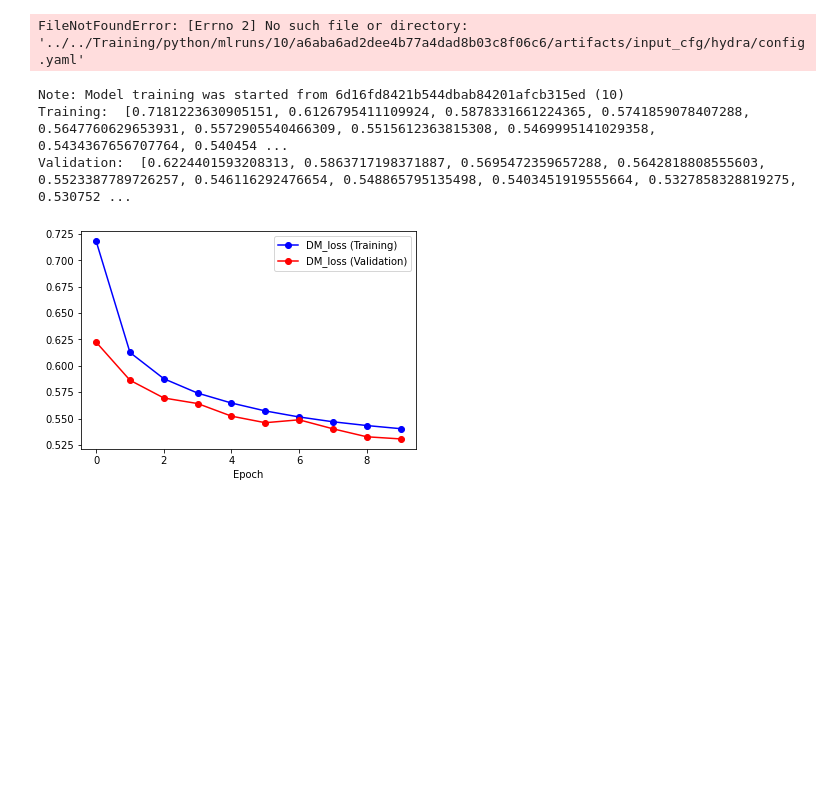
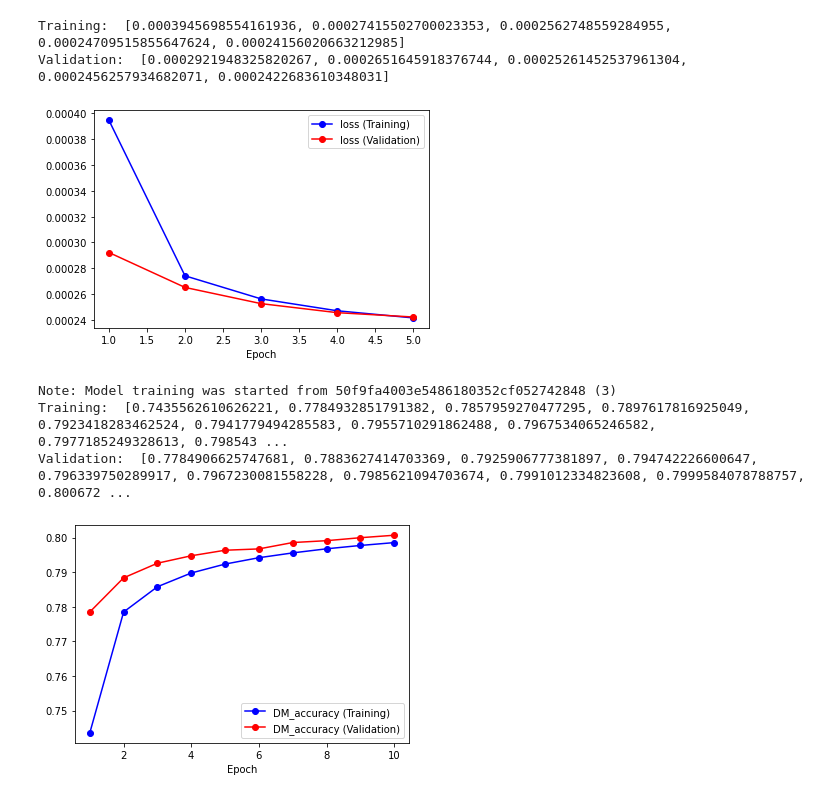
Before and after one commit to lucasrussell01/DeepPi, a Jupyter notebook: Evaluation/notebooks/plot_metrics.ipynb, the cells around one changed output. Saved outputs shown, nothing was run; the diff lists cells and outputs as text; code cells hidden in the pictures; blank space fills up the shorter version.

```diff
--- a/Evaluation/notebooks/plot_metrics.ipynb
+++ b/Evaluation/notebooks/plot_metrics.ipynb
@@ -58,14 +58,43 @@ runID = "6daf836007814378b081099af6f7b671" # extend 6d16 5 epochs
 
 expID = "10"
 runID ="a6aba6ad2dee4b77a4dad8b03c8f06c6" # trying HPS vars
+
+expID = "2" # updated with pi0
+runID = "259020279434462e9ceaf94ca7ff4585"
+runID = "0044e2b9c698422e9a9518543b14824c" # ext 5e
+runID = "370ca5c69fa7466dab8018d9dfa46a82" # ext 5 ext 5
+# runID = "3f1c88db67904023b901b89031dc4e8a" # ext 5 ext 5 ext 5
+runID = "3024f126b7b64fdebd98d903616141a2" # dr
+
+
+
+# expID="3" # dm runs
+# runID = "278ccbf28aca417bb245ec6cc0e7864d" # all hps vars + 250b
+# runID="50f9fa4003e5486180352cf052742848" # hps b50
+# runID = "943c690502784037a9f939fd24a244c9" # b50 5e5e
+# expID = "4"
+# runID = "146c138a852b4fd1b6521e1c94ddb7af" # eta only
+
+# expID = "5" # momentum only
+# runID = "82e8ff7401aa4745bab6e909f4835635"
+
+# expID="3" # dm runs
+# runID = "278ccbf28aca417bb245ec6cc0e7864d" # all hps vars + 250b
+# runID="50f9fa4003e5486180352cf052742848" # hps b50
+# runID = "943c690502784037a9f939fd24a244c9" # b50 5e5e
+
 plotter = metric_plotter(expID, runID)
-# %% [output]
-FileNotFoundError: [Errno 2] No such file or directory: '../../Training/python/mlruns/10/a6aba6ad2dee4b77a4dad8b03c8f06c6/artifacts/input_cfg/hydra/config.yaml'
 # %%
-plotter.plot_metric("DM_loss", verbose=1)
+plotter.plot_metric("loss", verbose=1, save=1)
 # %% [output]
-Note: Model training was started from 6d16fd8421b544dbab84201afcb315ed (10)
-Training:  [0.7181223630905151, 0.6126795411109924, 0.5878331661224365, 0.5741859078407288, 0.5647760629653931, 0.5572905540466309, 0.5515612363815308, 0.5469995141029358, 0.5434367656707764, 0.540454 ...
-Validation:  [0.6224401593208313, 0.5863717198371887, 0.5695472359657288, 0.5642818808555603, 0.5523387789726257, 0.546116292476654, 0.548865795135498, 0.5403451919555664, 0.5327858328819275, 0.530752 ...
+Training:  [0.0003945698554161936, 0.00027415502700023353, 0.0002562748559284955, 0.00024709515855647624, 0.00024156020663212985]
+Validation:  [0.0002921948325820267, 0.0002651645918376744, 0.00025261452537961304, 0.0002456257934682071, 0.0002422683610348031]
-[figure, old version]
+[figure, new version]
+# %%
+plotter.plot_metric("DM_accuracy", verbose=1, save=1)
+# %% [output]
+Note: Model training was started from 50f9fa4003e5486180352cf052742848 (3)
+Training:  [0.7435562610626221, 0.7784932851791382, 0.7857959270477295, 0.7897617816925049, 0.7923418283462524, 0.7941779494285583, 0.7955710291862488, 0.7967534065246582, 0.7977185249328613, 0.798543 ...
+Validation:  [0.7784906625747681, 0.7883627414703369, 0.7925906777381897, 0.794742226600647, 0.796339750289917, 0.7967230081558228, 0.7985621094703674, 0.7991012334823608, 0.7999584078788757, 0.800672 ...
+[figure, added]
 # %%
```
Also changed, not shown: parts of 2 cells of this notebook, 7 other files.
